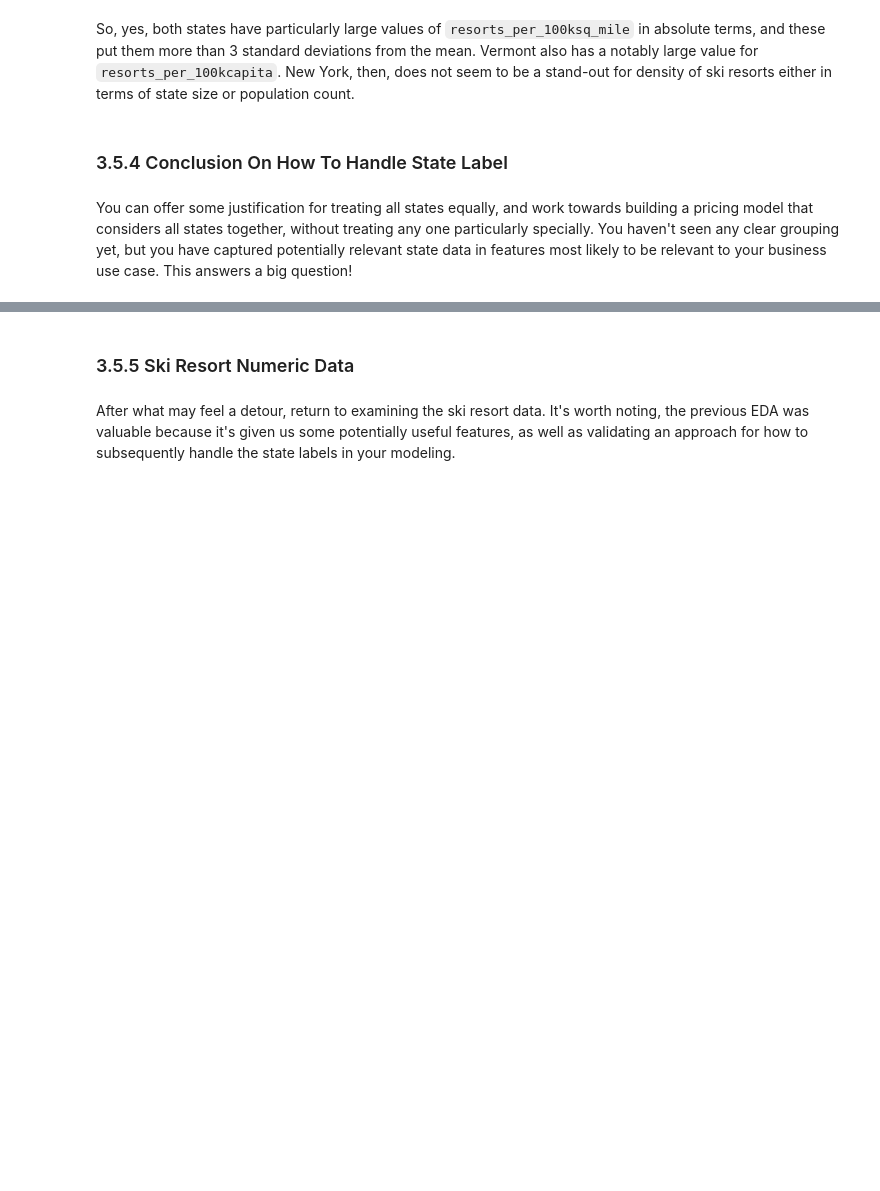
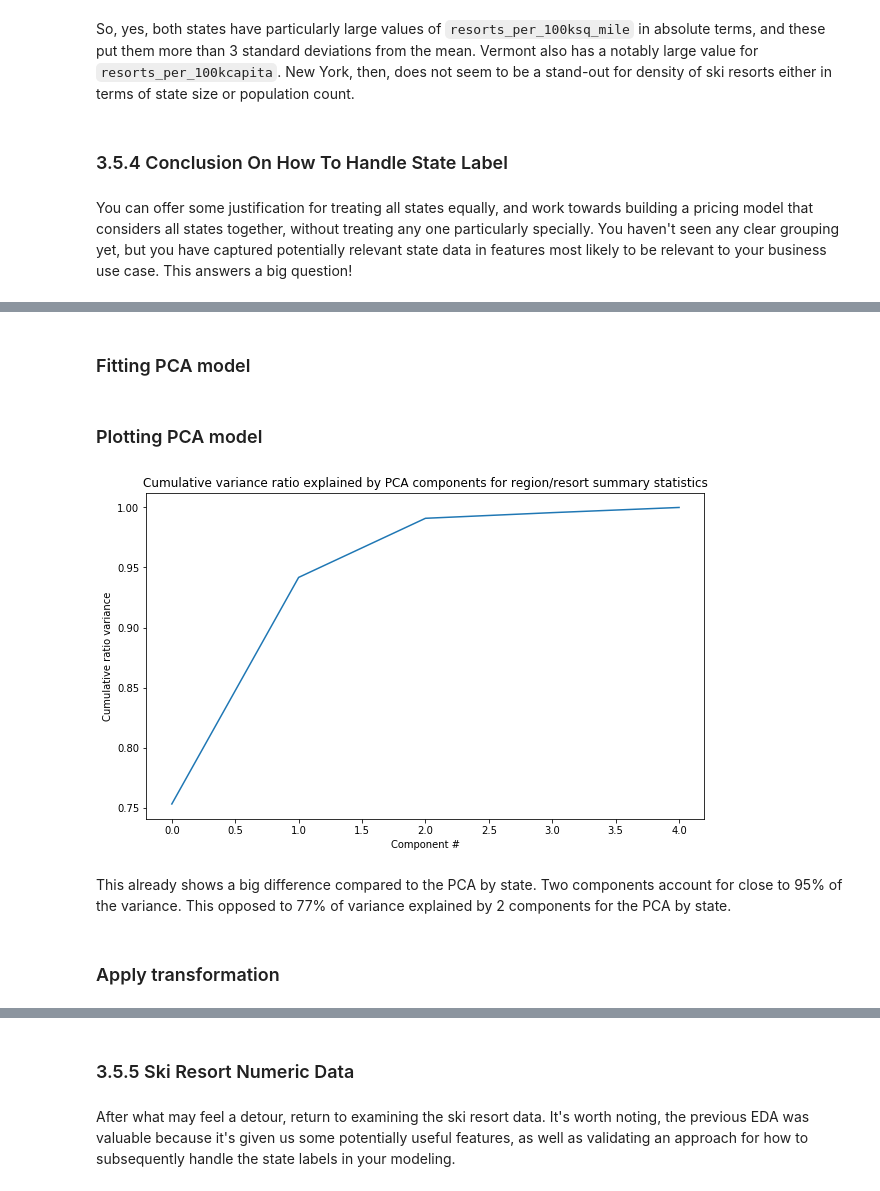
Before and after one commit to rrpelgrim/DataScienceGuidedCapstone, a Jupyter notebook: Step Three - Exploratory Data Analysis/03_exploratory_data_analysis.ipynb, the cells around one changed output, grey strips where cells are left out. Drawn from its saved outputs; the diff is of its cells as text; code cells hidden in the pictures; blank space fills up the shorter version.

```diff
--- a/Step Three - Exploratory Data Analysis/03_exploratory_data_analysis.ipynb
+++ b/Step Three - Exploratory Data Analysis/03_exploratory_data_analysis.ipynb
@@ -707,0 +730,5 @@ region_summary.head(15)
+# %%
+region_summary_scale = region_summary.set_index('Region')
+region_summary_index = region_summary_scale.index
+region_summary_columns = region_summary_scale.columns
+region_summary_scale.head()
@@ -707,0 +743,4 @@ region_summary.head(15)
+# %%
+region_summary_scale = scale(region_summary_scale)
+region_summary_scaled_df = pd.DataFrame(region_summary_scale, columns=region_summary_columns)
+region_summary_scaled_df.head()
@@ -707,0 +754,18 @@ region_summary.head(15)
+# %% [markdown]
+### Fitting PCA model
+# %%
+region_pca = PCA().fit(region_summary_scale)
+# %% [markdown]
+### Plotting PCA model
+# %%
+plt.subplots(figsize=(10, 6))
+plt.plot(region_pca.explained_variance_ratio_.cumsum())
+plt.xlabel('Component #')
+plt.ylabel('Cumulative ratio variance')
+plt.title('Cumulative variance ratio explained by PCA components for region/resort summary statistics');
+# %% [output]
+[figure, added]
+# %% [markdown]
+This already shows a big difference compared to the PCA by state. Two components account for close to 95% of the variance. This opposed to 77% of variance explained by 2 components for the PCA by state.
+# %% [markdown]
+### Apply transformation
```
Also changed, not shown: parts of 11 cells of this notebook.
